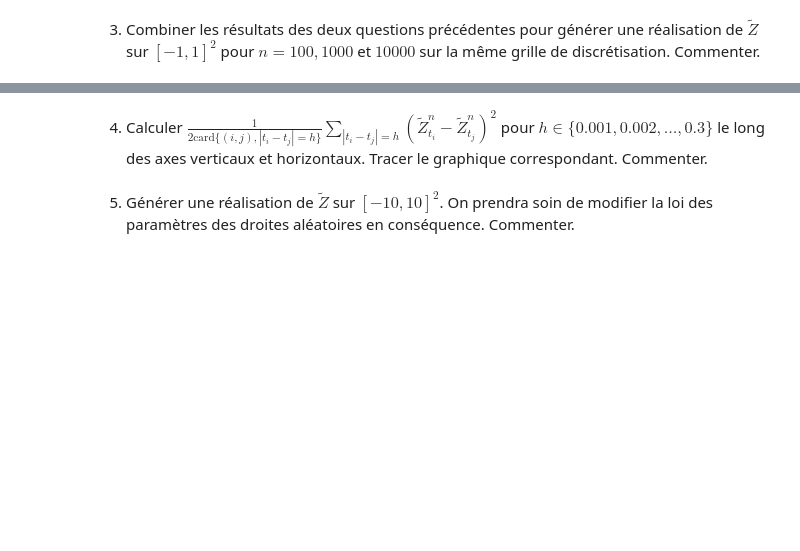
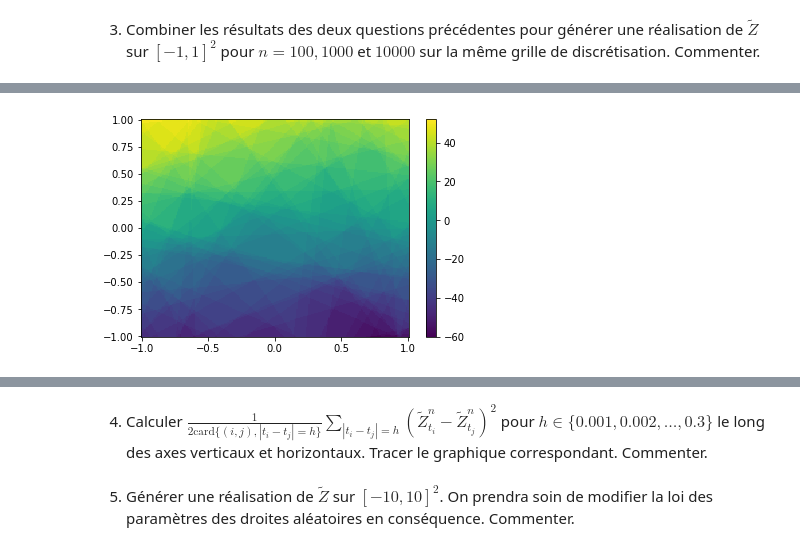
Before and after one commit to Joris-Landais/pojet_num-rique_proba, a Jupyter notebook: Projet numérique de Probabilités 2022 - enonce.ipynb, the cells around one changed output, grey strips where cells are left out. Saved outputs shown, nothing was run; the diff lists cells and outputs as text; code cells hidden in the pictures; blank space fills up the shorter version.

```diff
--- a/Projet numérique de Probabilités 2022 - enonce.ipynb
+++ b/Projet numérique de Probabilités 2022 - enonce.ipynb
@@ -324,0 +327,26 @@ separate_domain(n)
+# %%
+import numpy as np
+def marche_aleatoire(resolution,n):
+    A=np.random.uniform(0,math.pi,n)
+    P=np.random.uniform(-2**0.5,2**0.5,n)
+    X=np.linspace(-1,1,resolution)
+    Y=np.linspace(-1,1,resolution)
+    grx,gry=np.meshgrid(X,Y)
+    S=np.zeros((resolution,resolution))
+    for k in range(n):
+        Z=grx*math.cos(A[k])+gry*math.sin(A[k]) - P[k]
+        for i in range(resolution):
+            for j in range(resolution):
+                if Z[i][j]>0:
+                    S[i][j]+=1
+                else:
+                    S[i][j]-=1
+    c=plt.pcolormesh(grx,gry,S)
+    plt.colorbar(c)
+    plt.show()
+# %%
+resolution=200
+n=100
+marche_aleatoire(resolution,n)
+# %% [output]
+[figure, added]
```
Also changed, not shown: parts of 6 cells of this notebook.
